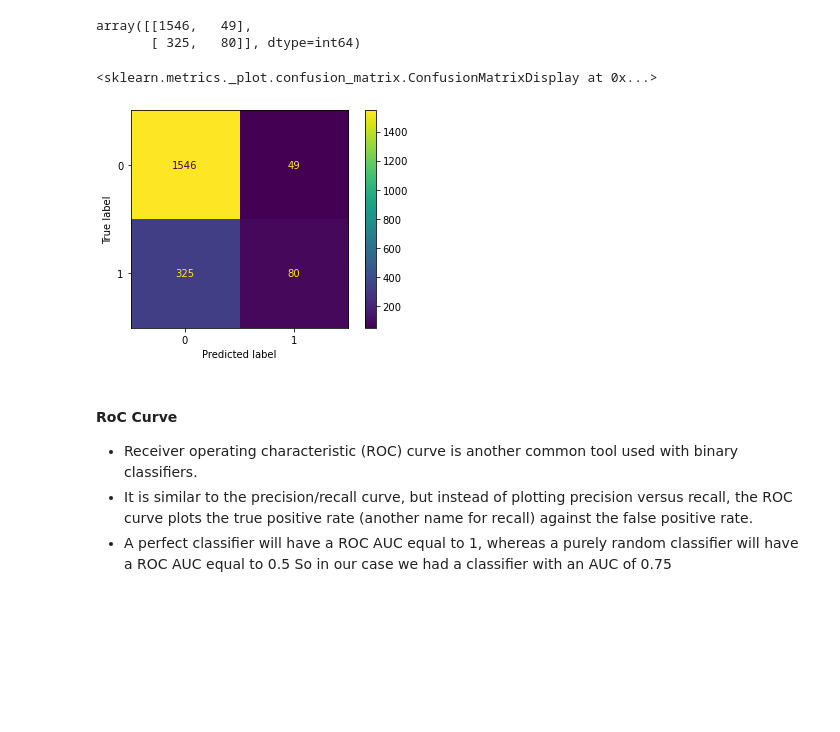
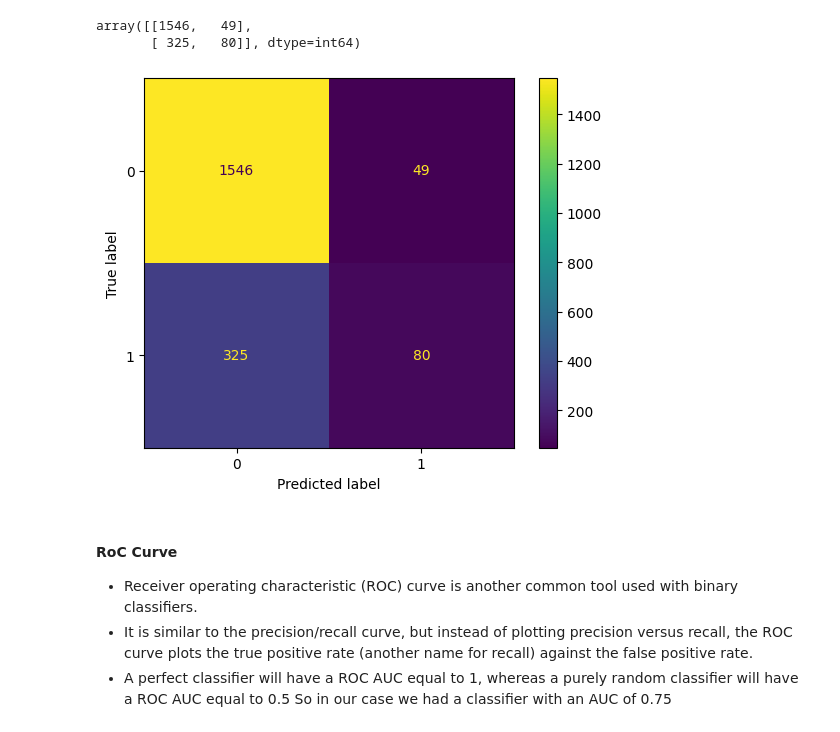
Before and after one commit to ElvisKoech/bank-churn-prediction-app, a Jupyter notebook: models/Customer_Churning_modelling.ipynb, the cells around one changed output. Cells and saved outputs as stored; diff of their text form; code cells hidden in the pictures; blank space fills up the shorter version.

```diff
--- a/models/Customer_Churning_modelling.ipynb
+++ b/models/Customer_Churning_modelling.ipynb
@@ -530,12 +533,16 @@ confusion_matrix(y_test,y_pred)
 # %% [output]
 array([[1546,   49],
        [ 325,   80]], dtype=int64)
-# %%
-#plotting confusion matrix
-plot_confusion_matrix(lr_model,X_test,y_test)
-# %% [output]
-<sklearn.metrics._plot.confusion_matrix.ConfusionMatrixDisplay at 0x...>
-[figure, removed]
+# %%
+#plotting confusion matrixa
+predictions = lr_model.predict(X_test)
+cm = confusion_matrix(y_test, predictions, labels=lr_model.classes_)
+disp = ConfusionMatrixDisplay(confusion_matrix=cm,
+                              display_labels=lr_model.classes_)
+disp.plot()
+plt.show()
+# %% [output]
+[figure, added]
 # %% [markdown]
 #### RoC Curve
 + Receiver operating characteristic (ROC) curve is another common tool used with binary classifiers.
```
Also changed, not shown: parts of 35 cells of this notebook, 10 other files.
